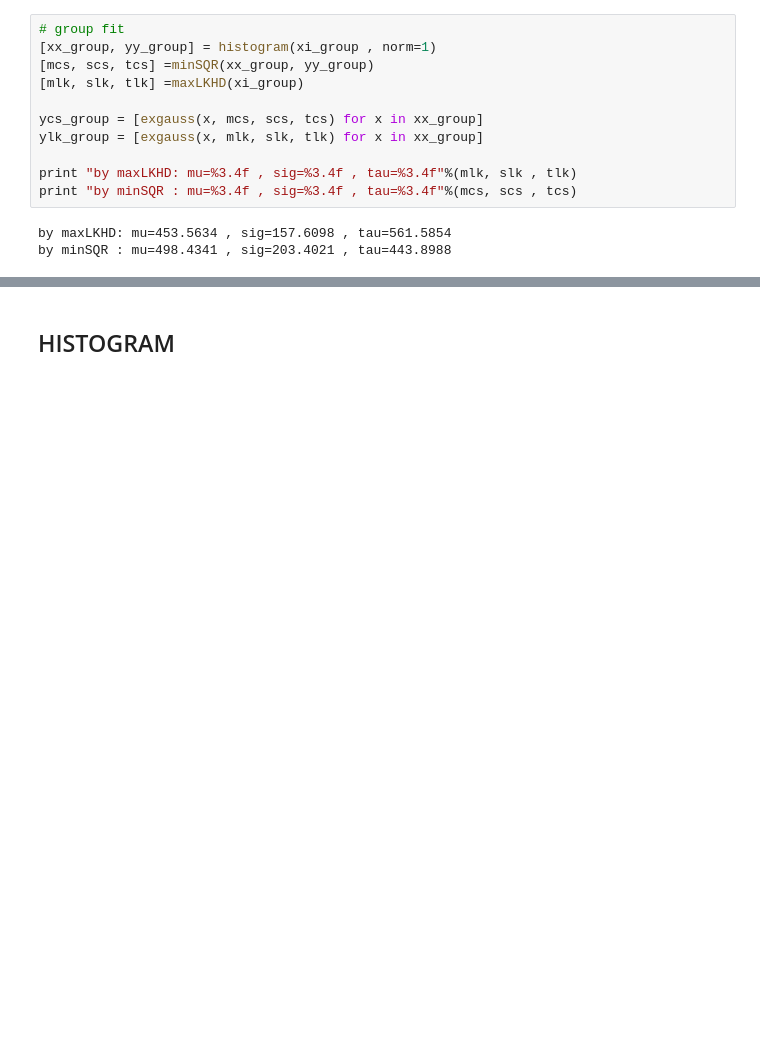
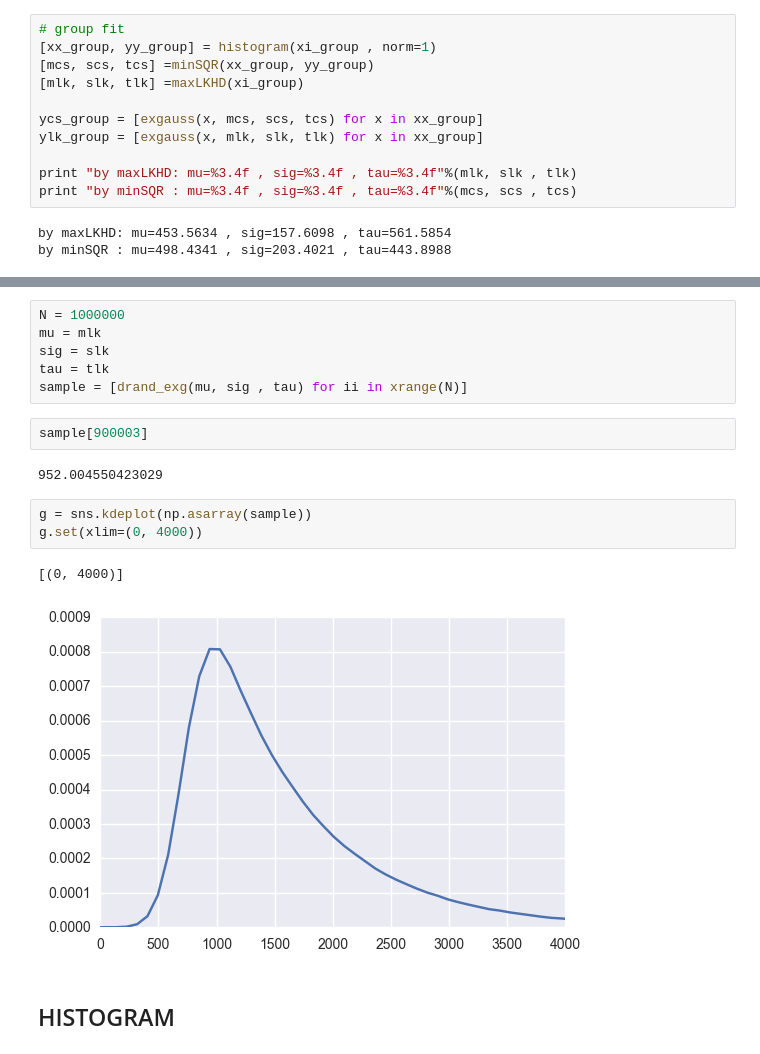
Before and after one commit to danieljwilson/MADE_niagara, a Jupyter notebook: jupyter/RT Fitting.ipynb, the cells around one changed output, grey strips where cells are left out. Cells and saved outputs as stored; diff of their text form; blank space fills up the shorter version.

```diff
--- a/jupyter/RT Fitting.ipynb
+++ b/jupyter/RT Fitting.ipynb
@@ -285,3 +523,19 @@ by minSQR : mu=498.4341 , sig=203.4021 , tau=443.8988
+# %%
+N = 1000000
+mu = mlk
+sig = slk
+tau = tlk
+sample = [drand_exg(mu, sig , tau) for ii in xrange(N)]
+# %%
+sample[900003]
+# %% [output]
+952.004550423029
+# %%
+g = sns.kdeplot(np.asarray(sample))
+g.set(xlim=(0, 4000))
+# %% [output]
+[(0, 4000)]
+[figure, added]
 # %% [markdown]
 ## HISTOGRAM
 # %%
```
Also changed, not shown: parts of 43 cells of this notebook, 2 other files.
